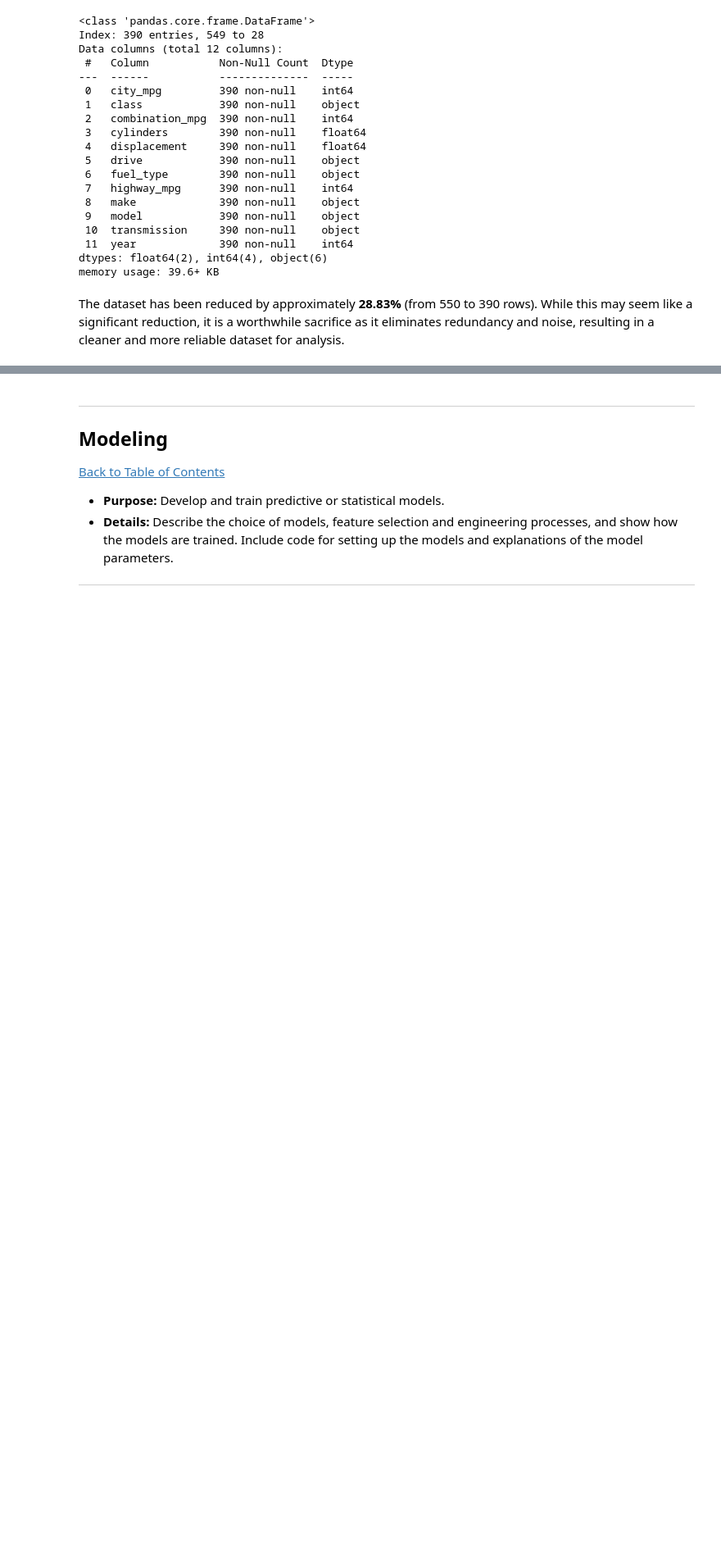
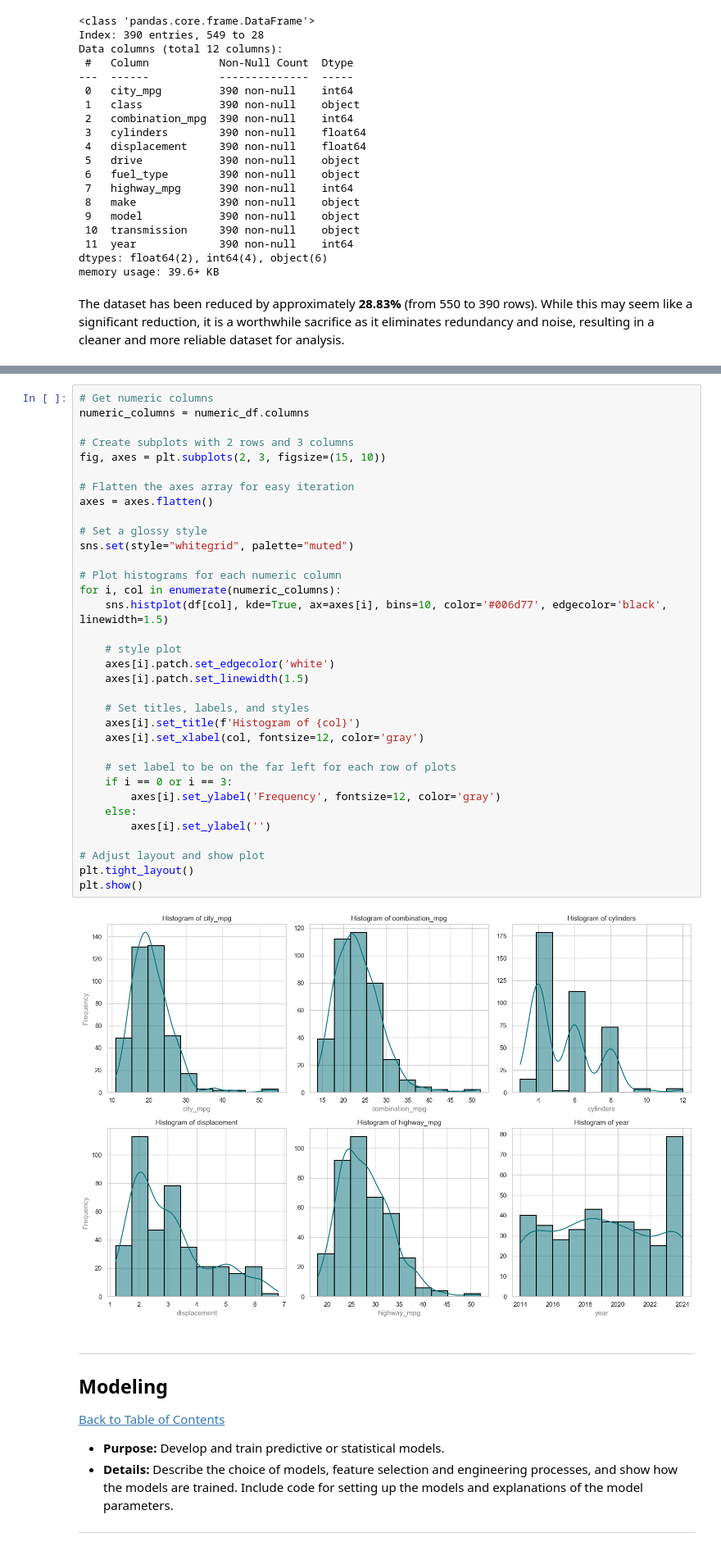
Before and after one commit to lamelkekana/Fuel_Economy_Insights, a Jupyter notebook: fuel_efficiency_analysis.ipynb, the cells around one changed output, grey strips where cells are left out. Shown at 82% size. Drawn from its saved outputs; the diff is of its cells as text; blank space fills up the shorter version.

```diff
--- a/fuel_efficiency_analysis.ipynb
+++ b/fuel_efficiency_analysis.ipynb
@@ -456,3 +483,39 @@ The dataset has been reduced by approximately **28.83%** (from 550 to 390 rows).
+# %%
+# Get numeric columns
+numeric_columns = numeric_df.columns
+
+# Create subplots with 2 rows and 3 columns
+fig, axes = plt.subplots(2, 3, figsize=(15, 10))
+
+# Flatten the axes array for easy iteration
+axes = axes.flatten()
+
+# Set a glossy style
+sns.set(style="whitegrid", palette="muted")
+
+# Plot histograms for each numeric column
+for i, col in enumerate(numeric_columns):
+    sns.histplot(df[col], kde=True, ax=axes[i], bins=10, color='#006d77', edgecolor='black', linewidth=1.5)
+
+    # style plot
+    axes[i].patch.set_edgecolor('white')
+    axes[i].patch.set_linewidth(1.5)
+
+    # Set titles, labels, and styles
+    axes[i].set_title(f'Histogram of {col}')
+    axes[i].set_xlabel(col, fontsize=12, color='gray')
+
+    # set label to be on the far left for each row of plots
+    if i == 0 or i == 3:
+        axes[i].set_ylabel('Frequency', fontsize=12, color='gray')
+    else:
+        axes[i].set_ylabel('')
+
+# Adjust layout and show plot
+plt.tight_layout()
+plt.show()
+# %% [output]
+[figure, added]
 # %% [markdown]
 ---
 
```
Also changed, not shown: parts of 6 cells of this notebook.
